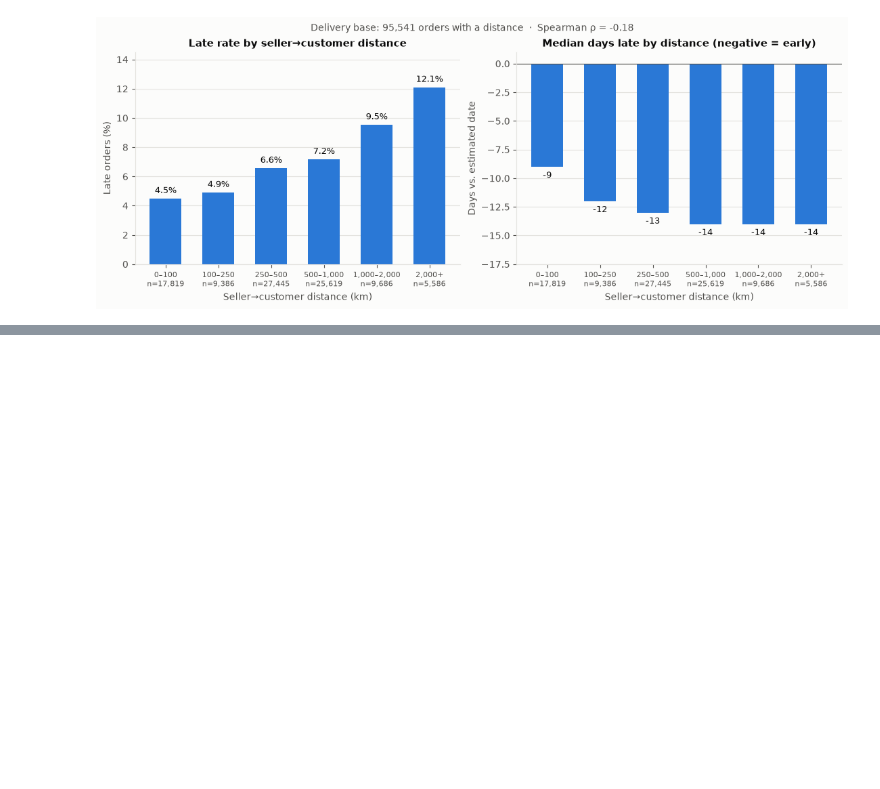
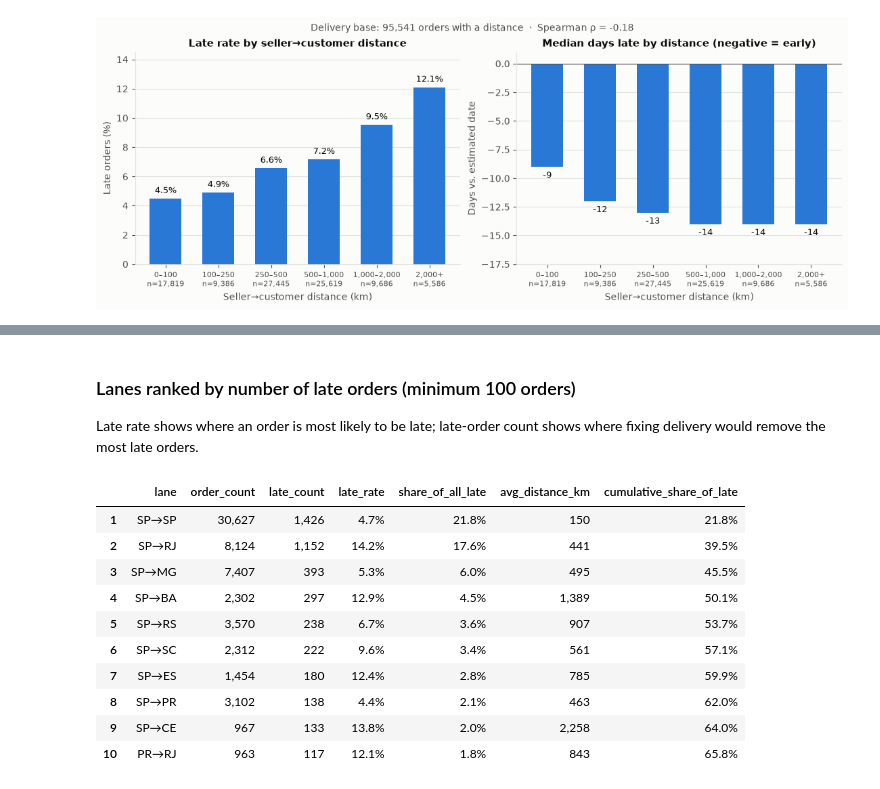
Before and after one commit to DevarshiDave1120-cmd/olist-marketplace-operations-analytics, a Jupyter notebook: notebooks/olist_analysis.ipynb, the cells around one changed output, grey strips where cells are left out. Drawn from its saved outputs; the diff is of its cells as text; code cells hidden in the pictures; blank space fills up the shorter version.

```diff
--- a/notebooks/olist_analysis.ipynb
+++ b/notebooks/olist_analysis.ipynb
@@ -202,3 +260,31 @@ plt.show()
+# %% [markdown]
+### Lanes ranked by number of late orders (minimum 100 orders)
+
+Late rate shows where an order is most likely to be late; late-order count shows where fixing delivery would remove the most late orders.
+# %%
+lanes = perf[(perf.dimension == "lane") & (perf.order_count >= MIN_ORDERS)].copy()
+lanes["share_of_all_late"] = lanes.late_count / late_n
+by_count = (lanes.sort_values("late_count", ascending=False).head(10)
+                 .rename(columns={"group_value": "lane"})
+                 [["lane", "order_count", "late_count", "late_rate", "share_of_all_late", "avg_distance_km"]]
+                 .reset_index(drop=True))
+by_count["cumulative_share_of_late"] = by_count.share_of_all_late.cumsum()
+by_count.index += 1
+by_count.style.format({"order_count": "{:,}", "late_count": "{:,}", "late_rate": "{:.1%}",
+                       "share_of_all_late": "{:.1%}", "cumulative_share_of_late": "{:.1%}",
+                       "avg_distance_km": "{:,.0f}"})
+# %% [output]
+|  | lane | order_count | late_count | late_rate | share_of_all_late | avg_distance_km | cumulative_share_of_late |
+| 1 | SP→SP | 30,627 | 1,426 | 4.7% | 21.8% | 150 | 21.8% |
+| 2 | SP→RJ | 8,124 | 1,152 | 14.2% | 17.6% | 441 | 39.5% |
+| 3 | SP→MG | 7,407 | 393 | 5.3% | 6.0% | 495 | 45.5% |
+| 4 | SP→BA | 2,302 | 297 | 12.9% | 4.5% | 1,389 | 50.1% |
+| 5 | SP→RS | 3,570 | 238 | 6.7% | 3.6% | 907 | 53.7% |
+| 6 | SP→SC | 2,312 | 222 | 9.6% | 3.4% | 561 | 57.1% |
+| 7 | SP→ES | 1,454 | 180 | 12.4% | 2.8% | 785 | 59.9% |
+| 8 | SP→PR | 3,102 | 138 | 4.4% | 2.1% | 463 | 62.0% |
+| 9 | SP→CE | 967 | 133 | 13.8% | 2.0% | 2,258 | 64.0% |
+| 10 | PR→RJ | 963 | 117 | 12.1% | 1.8% | 843 | 65.8% |
 # %%
 try:
     conn.cursor().execute("ALTER WAREHOUSE OLIST_WH SUSPEND")  # stop credits now
```
Also changed, not shown: parts of 3 cells of this notebook, 2 other files.
